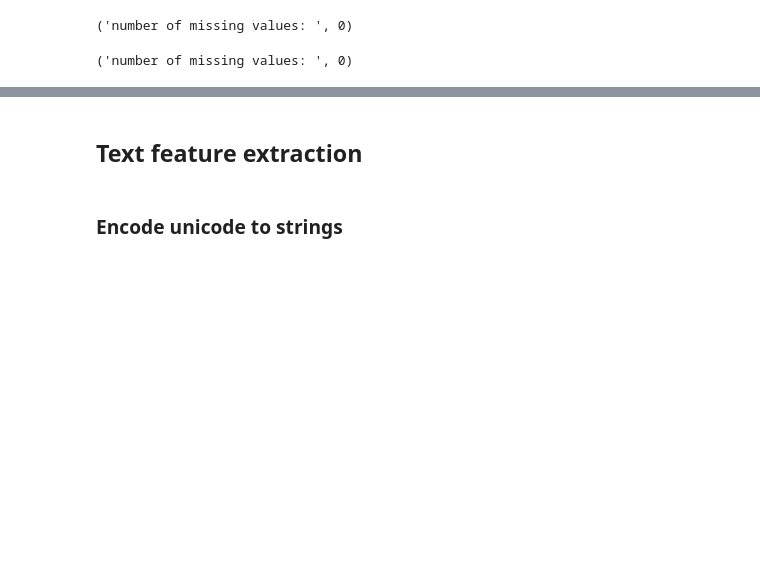
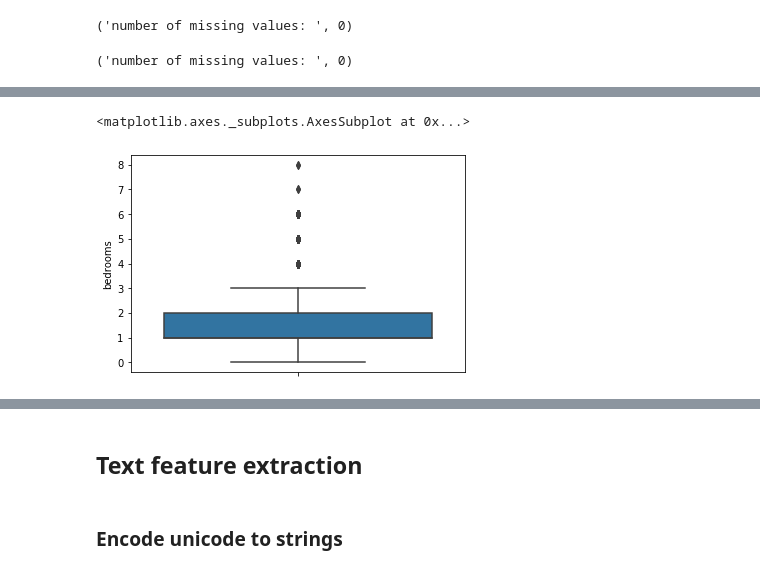
Before and after one commit to taryn-c/CMPT459-Project, a Jupyter notebook: sad_mining1.ipynb, the cells around one changed output, grey strips where cells are left out. Saved outputs shown, nothing was run; the diff lists cells and outputs as text; code cells hidden in the pictures; blank space fills up the shorter version.

```diff
--- a/sad_mining1.ipynb
+++ b/sad_mining1.ipynb
@@ -535,0 +504,5 @@ No discernable way to identify outliers until we are able to extract these featu
+# %%
+sns.boxplot(y=train_df['bedrooms'])
+# %% [output]
+<matplotlib.axes._subplots.AxesSubplot at 0x...>
+[figure, added]
```
Also changed, not shown: parts of 38 cells of this notebook.
